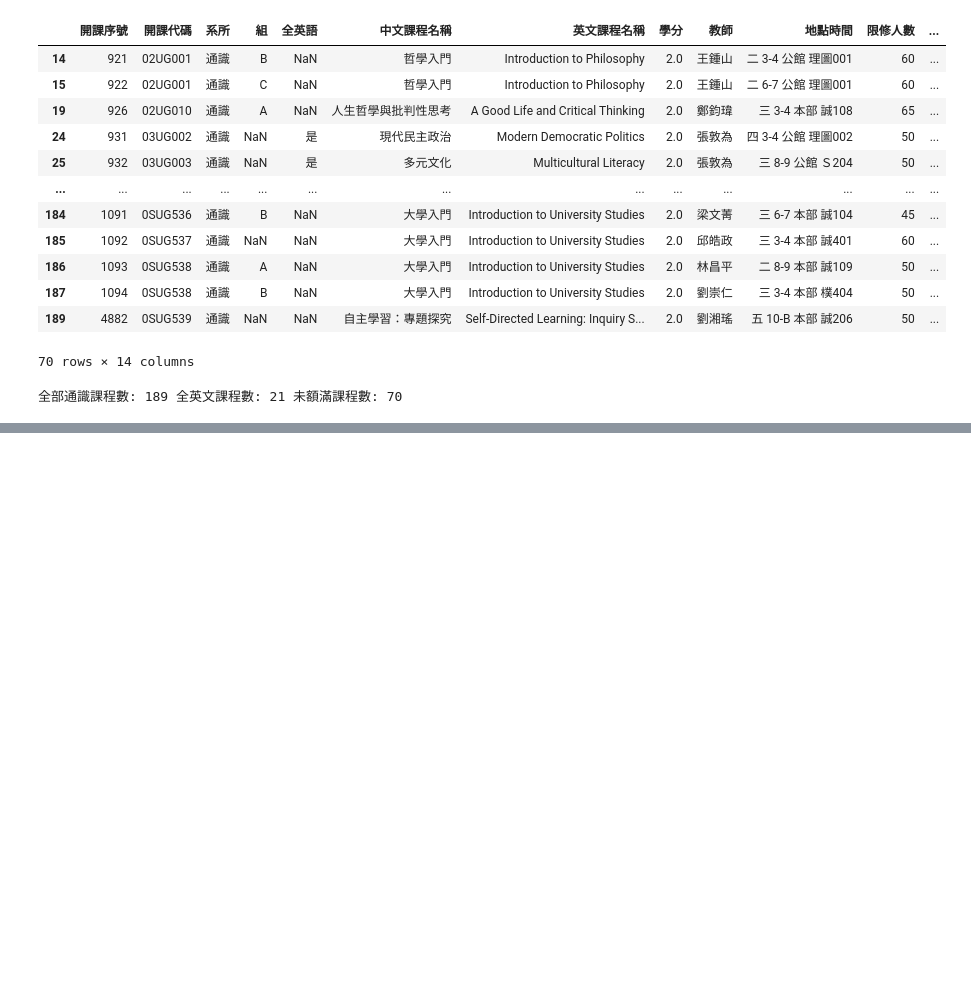
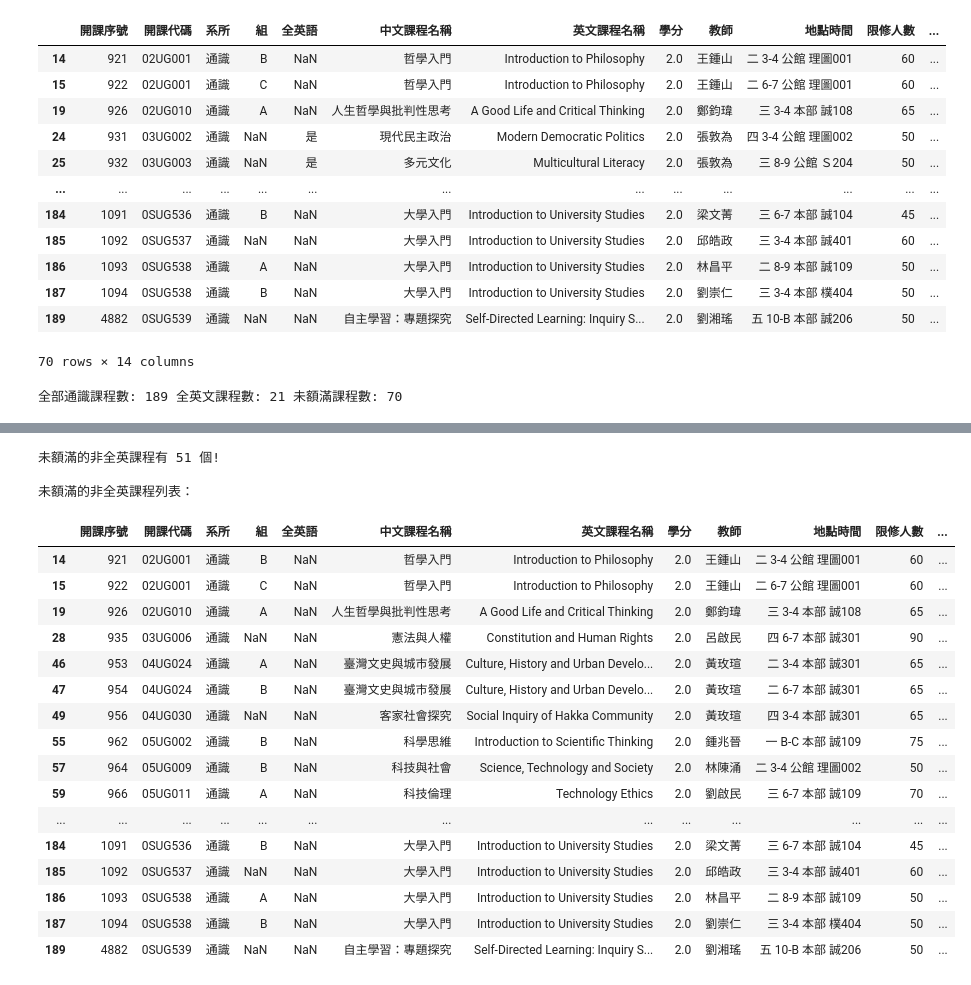
Before and after one commit to RogerLiao0001/PL, a Jupyter notebook: Week3/W3作業1.ipynb, the cells around one changed output, grey strips where cells are left out. Cells and saved outputs as stored; diff of their text form; code cells hidden in the pictures; blank space fills up the shorter version.

```diff
--- a/Week3/W3作業1.ipynb
+++ b/Week3/W3作業1.ipynb
@@ -110,0 +127,27 @@ inter
+# %%
+#取右差集(未額滿的非全英課程)：
+notFullDiff = notFull[notFull.開課代碼.isin(En.開課代碼) == False]
+print("未額滿的非全英課程有", len(notFullDiff),"個!\n")
+print("未額滿的非全英課程列表：")
+notFullDiff
+# %% [output]
+未額滿的非全英課程有 51 個!
+
+未額滿的非全英課程列表：
+|  | 開課序號 | 開課代碼 | 系所 | 組 | 全英語 | 中文課程名稱 | 英文課程名稱 | 學分 | 教師 | 地點時間 | 限修人數 | ... |
+| 14 | 921 | 02UG001 | 通識 | B | NaN | 哲學入門 | Introduction to Philosophy | 2.0 | 王鍾山 | 二 3-4 公館 理圖001 | 60 | ... |
+| 15 | 922 | 02UG001 | 通識 | C | NaN | 哲學入門 | Introduction to Philosophy | 2.0 | 王鍾山 | 二 6-7 公館 理圖001 | 60 | ... |
+| 19 | 926 | 02UG010 | 通識 | A | NaN | 人生哲學與批判性思考 | A Good Life and Critical Thinking | 2.0 | 鄭鈞瑋 | 三 3-4 本部 誠108 | 65 | ... |
+| 28 | 935 | 03UG006 | 通識 | NaN | NaN | 憲法與人權 | Constitution and Human Rights | 2.0 | 呂啟民 | 四 6-7 本部 誠301 | 90 | ... |
+| 46 | 953 | 04UG024 | 通識 | A | NaN | 臺灣文史與城市發展 | Culture, History and Urban Develo... | 2.0 | 黃玫瑄 | 二 3-4 本部 誠301 | 65 | ... |
+| 47 | 954 | 04UG024 | 通識 | B | NaN | 臺灣文史與城市發展 | Culture, History and Urban Develo... | 2.0 | 黃玫瑄 | 二 6-7 本部 誠301 | 65 | ... |
+| 49 | 956 | 04UG030 | 通識 | NaN | NaN | 客家社會探究 | Social Inquiry of Hakka Community | 2.0 | 黃玫瑄 | 四 3-4 本部 誠301 | 65 | ... |
+| 55 | 962 | 05UG002 | 通識 | B | NaN | 科學思維 | Introduction to Scientific Thinking | 2.0 | 鍾兆晉 | 一 B-C 本部 誠109 | 75 | ... |
+| 57 | 964 | 05UG009 | 通識 | B | NaN | 科技與社會 | Science, Technology and Society | 2.0 | 林陳涌 | 二 3-4 公館 理圖002 | 50 | ... |
+| 59 | 966 | 05UG011 | 通識 | A | NaN | 科技倫理 | Technology Ethics | 2.0 | 劉啟民 | 三 6-7 本部 誠109 | 70 | ... |
+| ... | ... | ... | ... | ... | ... | ... | ... | ... | ... | ... | ... | ... |
+| 184 | 1091 | 0SUG536 | 通識 | B | NaN | 大學入門 | Introduction to University Studies | 2.0 | 梁文菁 | 三 6-7 本部 誠104 | 45 | ... |
+| 185 | 1092 | 0SUG537 | 通識 | NaN | NaN | 大學入門 | Introduction to University Studies | 2.0 | 邱皓政 | 三 3-4 本部 誠401 | 60 | ... |
+| 186 | 1093 | 0SUG538 | 通識 | A | NaN | 大學入門 | Introduction to University Studies | 2.0 | 林昌平 | 二 8-9 本部 誠109 | 50 | ... |
+| 187 | 1094 | 0SUG538 | 通識 | B | NaN | 大學入門 | Introduction to University Studies | 2.0 | 劉崇仁 | 三 3-4 本部 樸404 | 50 | ... |
+| 189 | 4882 | 0SUG539 | 通識 | NaN | NaN | 自主學習：專題探究 | Self-Directed Learning: Inquiry S... | 2.0 | 劉湘瑤 | 五 10-B 本部 誠206 | 50 | ... |
```
Also changed, not shown: parts of 5 cells of this notebook.
